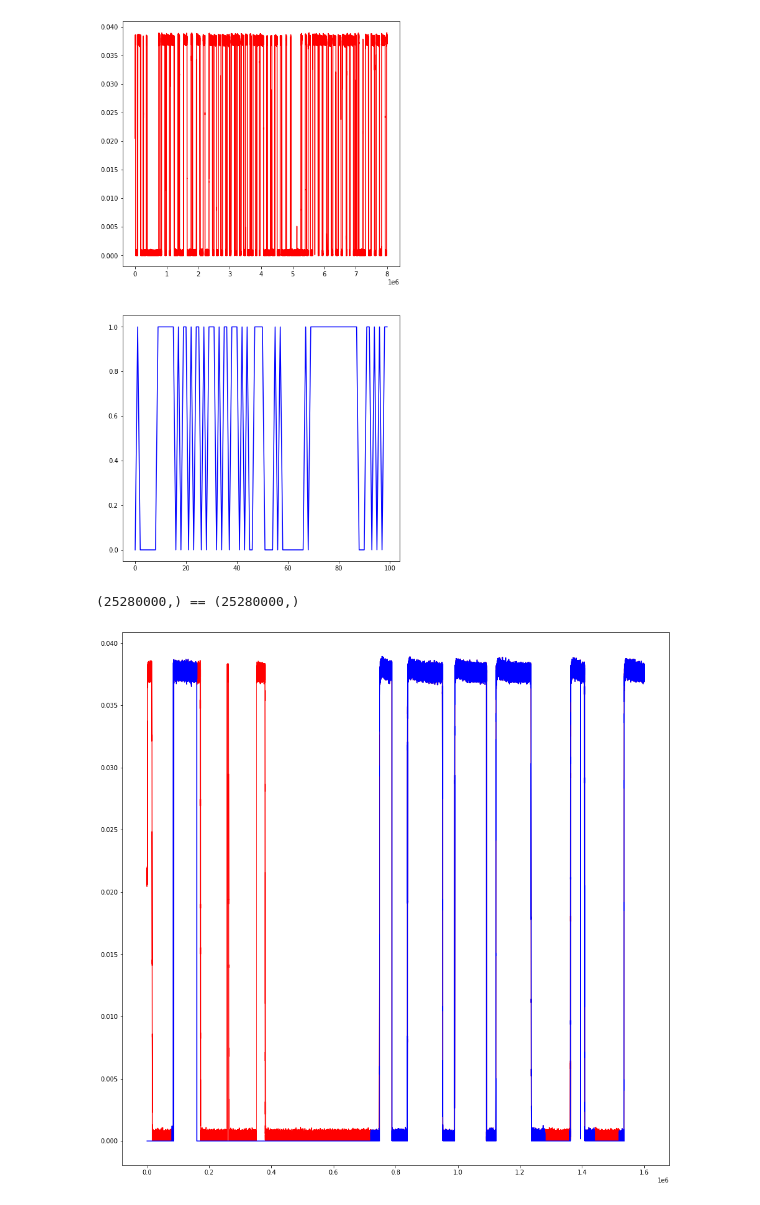
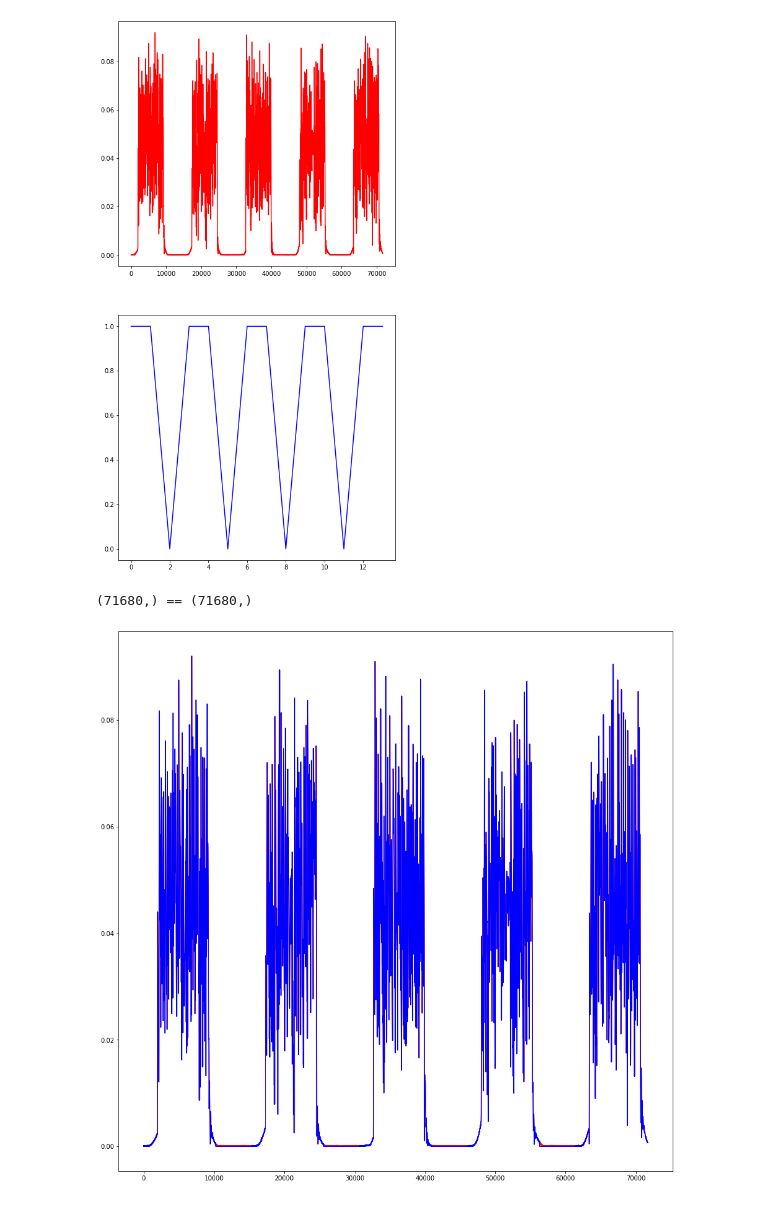
Before and after one commit to Wenlin-Zhang/radiorec, a Jupyter notebook: test_data.ipynb, the cells around one changed output. Cells and saved outputs as stored; diff of their text form; code cells hidden in the pictures.

```diff
--- a/test_data.ipynb
+++ b/test_data.ipynb
@@ -7,11 +7,11 @@ import numpy as np
 import scipy.signal as signal
 # %%
 # sampling fequency
-fs=4e6 # 4MHz
-data_fn =  "KLX-V8(4FSK)_IQ-Data_0510.bin"
+fs=256000 # 256KHz
+data_fn =  "test/test.bin"
 
-nfft = 512 # window size
-noverlap = 256 # window overlap
+nfft = 256 # window size
+noverlap = 128 # window overlap
 # %%
 # Read in raw I/Q interleaved 32-bit float samples
 data = np.fromfile(data_fn, dtype="float32")
@@ -101,5 +62,6 @@ data.shape
 # %%
-win = int(0.02 * fs)
+win_ms = 20 # 20ms
+win = int(win_ms * fs / 1000)
 n = int(data.shape[0] // win)
 print(f'frame size: {win}, frame count: {n}')
 # %% [output]
@@ -127,26 +88,25 @@ plt.show()
 # %%
-mask = norm > 7
+mask = norm > 1
 
-count = 100
 plt.figure(figsize=(8, 16))
 plt.subplot(211)
-plt.plot(np.abs(data[: count * win]), color = 'r')
+plt.plot(np.abs(data), color = 'r')
 plt.subplot(212)
-plt.plot(mask[:count], color = 'b')
+plt.plot(mask, color = 'b')
 plt.show()
 # %% [output]
-[figure, old version]
+[figure, new version]
 # %%
 data3 = data2 * mask.reshape(-1, 1)
 data4 = data3.reshape(-1)
 print(f'{data4.shape} == {data.shape}')
 # %% [output]
-(25280000,) == (25280000,)
+(71680,) == (71680,)
 # %%
-count = 20
+
 plt.figure(figsize=(16, 16))
-plt.plot(np.abs(data[: count * win]), color = 'r')
-plt.plot(np.abs(data4[: count * win]), color = 'b')
+plt.plot(np.abs(data), color = 'r')
+plt.plot(np.abs(data4), color = 'b')
 plt.show()
 # %% [output]
-[figure, old version]
+[figure, new version]
```
Also changed, not shown: parts of 9 cells of this notebook, 15 other files.
